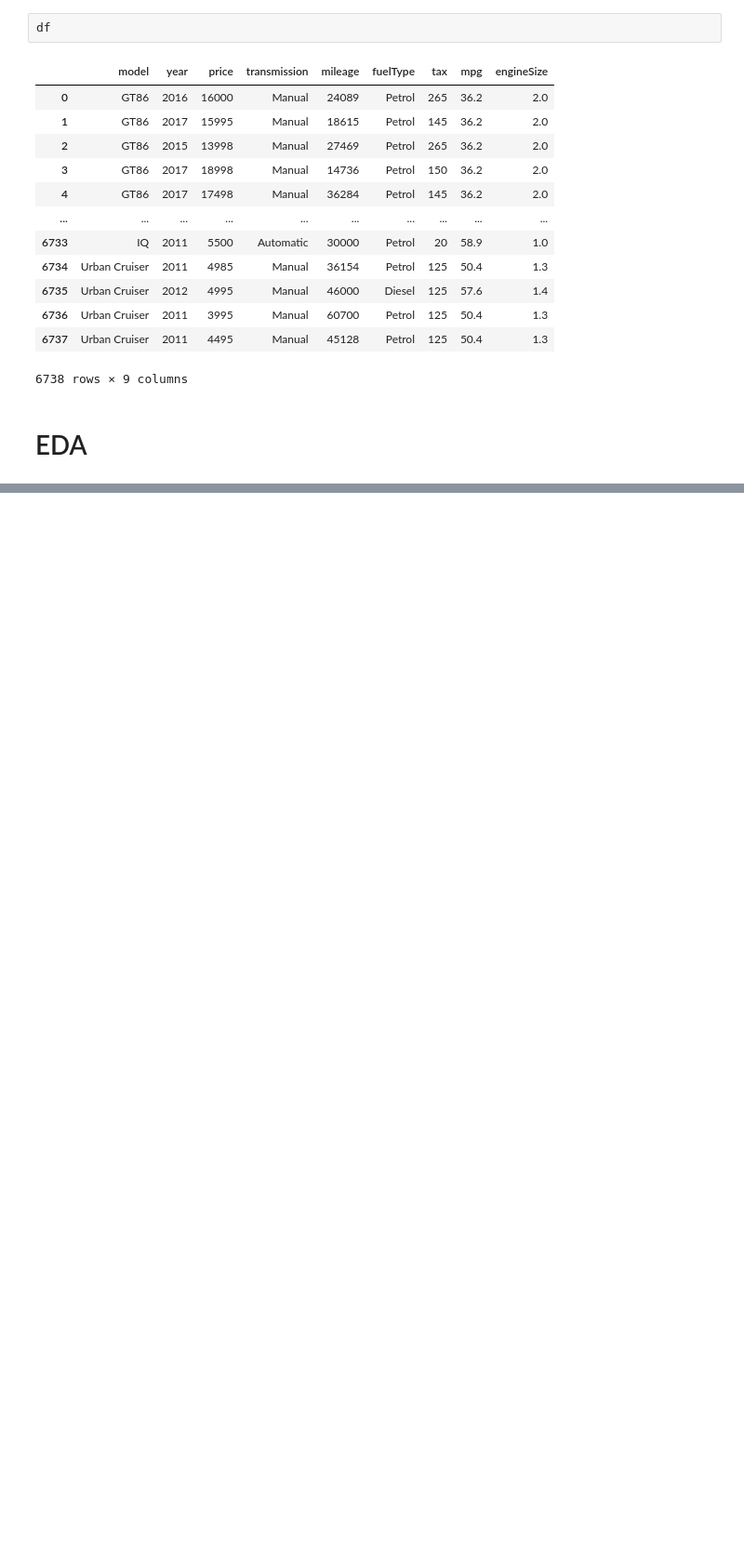
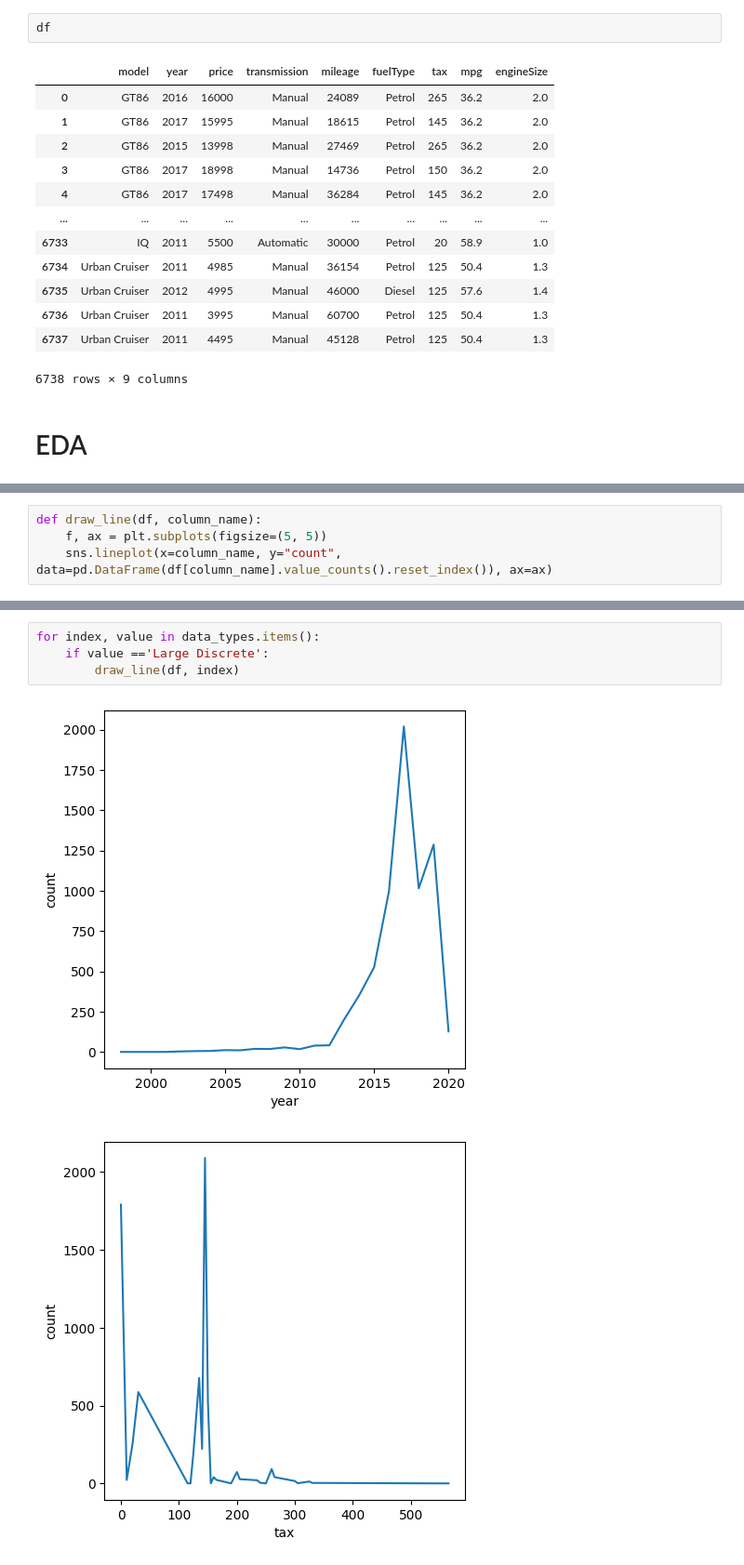
Before and after one commit to highlander-spirou/data-science-v2, a Jupyter notebook: data_env/index.ipynb, the cells around one changed output, grey strips where cells are left out. Shown: that part at 93% size. Drawn from its saved outputs; the diff is of its cells as text; blank space fills up the shorter version.

```diff
--- a/data_env/index.ipynb
+++ b/data_env/index.ipynb
@@ -101,0 +113,4 @@ determine_data_types(df)
+# %%
+def draw_line(df, column_name):
+    f, ax = plt.subplots(figsize=(5, 5))
+    sns.lineplot(x=column_name, y="count", data=pd.DataFrame(df[column_name].value_counts().reset_index()), ax=ax)
@@ -101,0 +127,7 @@ determine_data_types(df)
+# %%
+for index, value in data_types.items():
+    if value =='Large Discrete':
+        draw_line(df, index)
+# %% [output]
+[figure, added]
+[figure, added]
```
Also changed, not shown: parts of 10 cells of this notebook, 2 other files.
